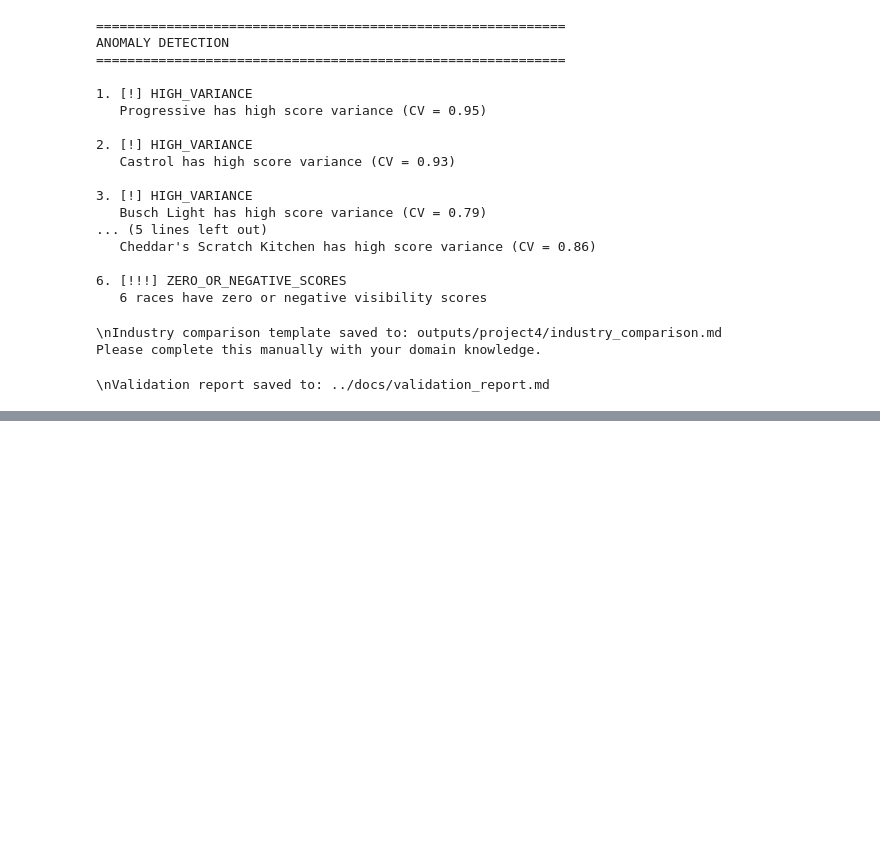
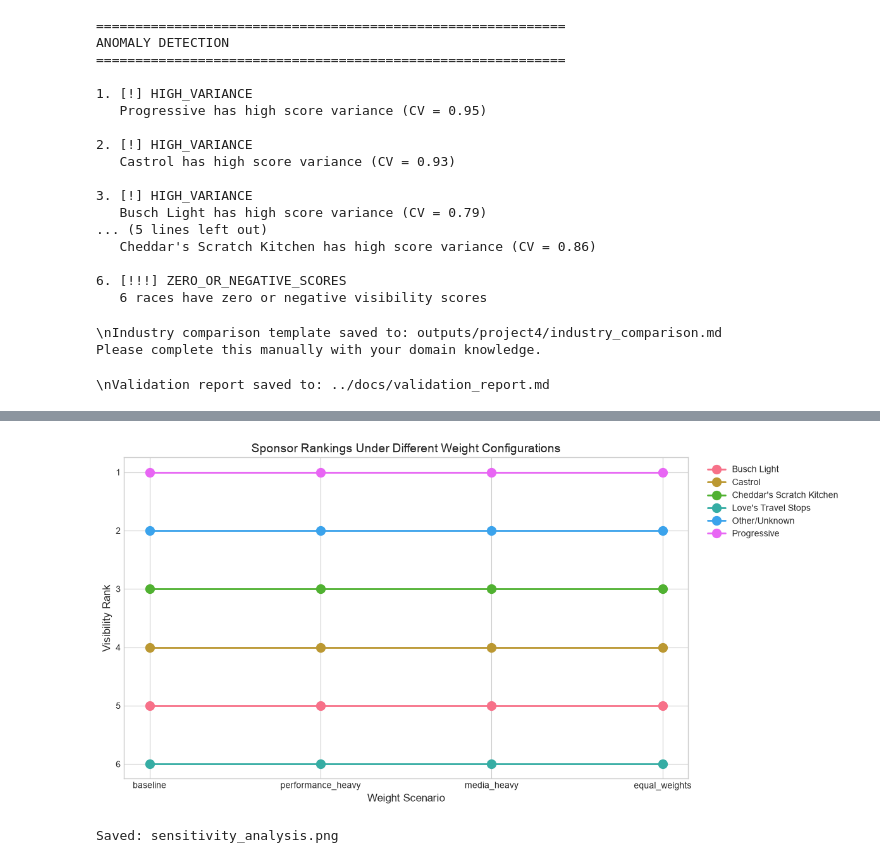
Before and after one commit to lloyd-todaro/NASCAR-Externship, a Jupyter notebook: code/ROI_Estimation.ipynb, the cells around one changed output, grey strips where cells are left out. Cells and saved outputs as stored; diff of their text form; code cells hidden in the pictures; blank space fills up the shorter version.

```diff
--- a/code/ROI_Estimation.ipynb
+++ b/code/ROI_Estimation.ipynb
@@ -1842,0 +2748,26 @@ print("\\nValidation report saved to: ../docs/validation_report.md")
+# %%
+# Create visualization of rank changes
+fig, ax = plt.subplots(figsize=(12, 6))
+
+scenarios = list(WEIGHT_SCENARIOS.keys())
+sponsors = sensitivity_df.index.tolist()
+
+for sponsor in sponsors:
+    ranks = [sensitivity_df.loc[sponsor, f'rank_{s}'] for s in scenarios]
+    ax.plot(scenarios, ranks, marker='o', markersize=10, linewidth=2, label=sponsor)
+
+ax.set_xlabel('Weight Scenario', fontsize=12)
+ax.set_ylabel('Visibility Rank', fontsize=12)
+ax.set_title('Sponsor Rankings Under Different Weight Configurations', fontsize=14)
+ax.legend(loc='upper left', bbox_to_anchor=(1.02, 1))
+ax.set_yticks(range(1, len(sponsors) + 1))
+ax.invert_yaxis()  # Rank 1 at top
+
+plt.tight_layout()
+plt.savefig('data/plots/sensitivity_analysis.png', dpi=150, bbox_inches='tight')
+plt.show()
+
+print("Saved: sensitivity_analysis.png")
+# %% [output]
+[figure, added]
+Saved: sensitivity_analysis.png
```
Also changed, not shown: parts of 18 cells of this notebook, 13 other files.
